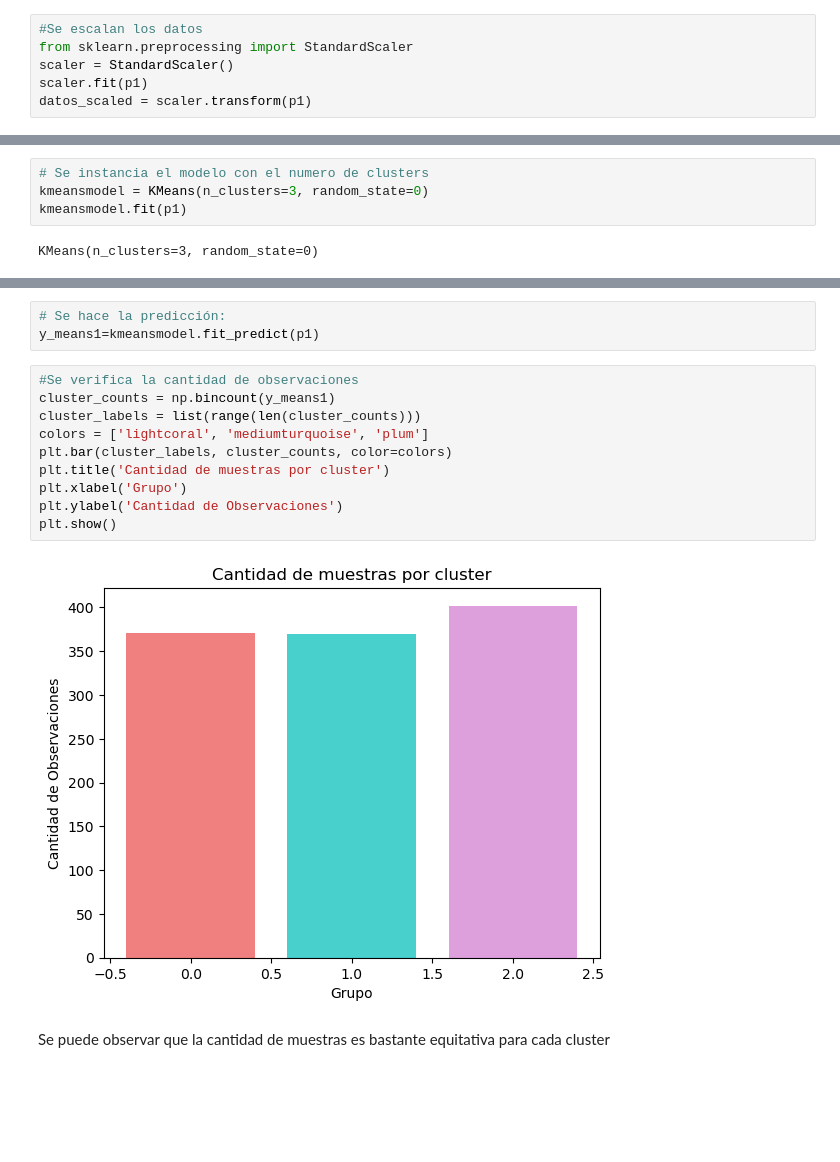
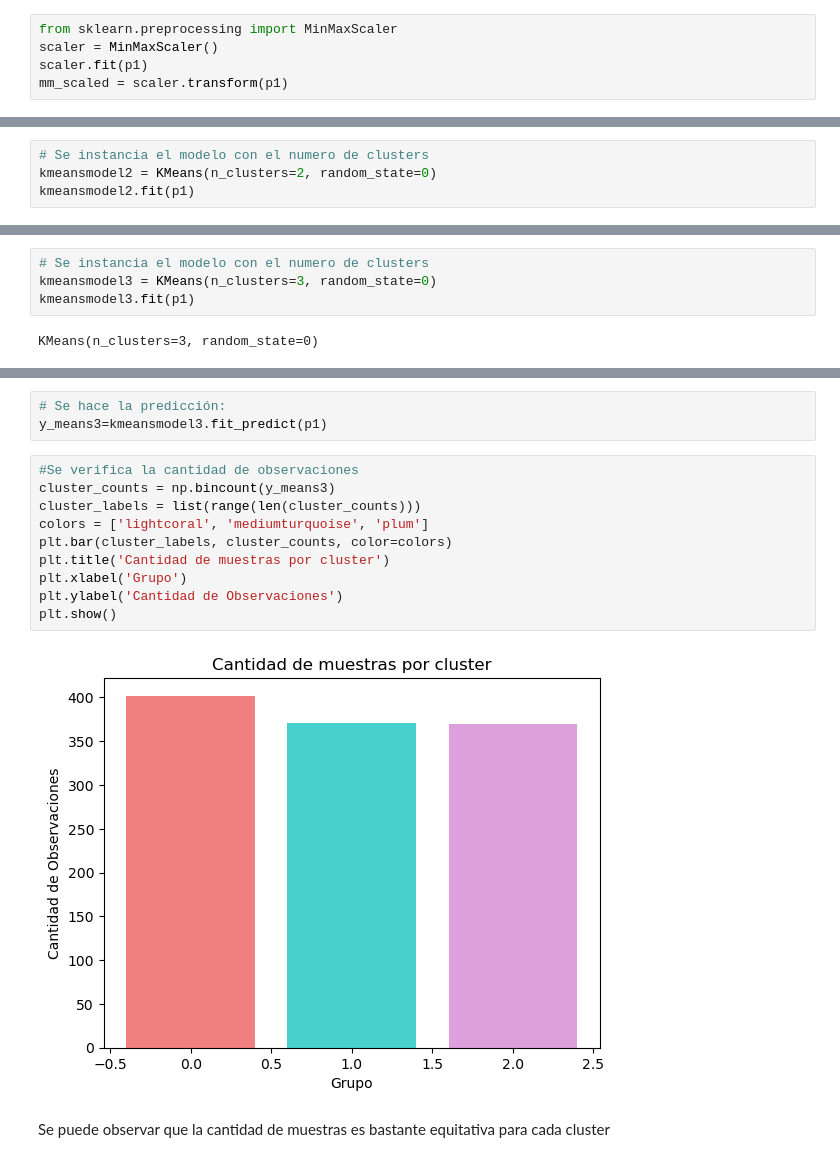
Before and after one commit to L-Ameneiro/IngeniasDataScience, a Jupyter notebook: notebooks/MODELO NO SUPERVISADO.ipynb, the cells around one changed output, grey strips where cells are left out. Drawn from its saved outputs; the diff is of its cells as text; blank space fills up the shorter version.

```diff
--- a/notebooks/MODELO NO SUPERVISADO.ipynb
+++ b/notebooks/MODELO NO SUPERVISADO.ipynb
@@ -74,8 +67,7 @@ Data columns (total 13 columns):
 dtypes: float64(11), int64(2)
 memory usage: 116.2 KB
 # %%
-#Se escalan los datos
-from sklearn.preprocessing import StandardScaler
-scaler = StandardScaler()
+from sklearn.preprocessing import MinMaxScaler
+scaler = MinMaxScaler()
 scaler.fit(p1)
-datos_scaled = scaler.transform(p1)
+mm_scaled = scaler.transform(p1)
@@ -104,0 +106,4 @@ Se observa que el grafico arroja el numero de clusters: 3, que es el punto en do
+# %%
+# Se instancia el modelo con el numero de clusters
+kmeansmodel2 = KMeans(n_clusters=2, random_state=0)
+kmeansmodel2.fit(p1)
@@ -105,7 +133,7 @@ Se observa que el grafico arroja el numero de clusters: 3, que es el punto en do
 # %%
 # Se instancia el modelo con el numero de clusters
-kmeansmodel = KMeans(n_clusters=3, random_state=0)
-kmeansmodel.fit(p1)
+kmeansmodel3 = KMeans(n_clusters=3, random_state=0)
+kmeansmodel3.fit(p1)
 # %% [output]
 KMeans(n_clusters=3, random_state=0)
 # %%
@@ -116,18 +144,18 @@ np.unique(etiquetas_1)
 array([0, 1, 2])
 # %%
 # Se hace la predicción:
-y_means1=kmeansmodel.fit_predict(p1)
+y_means3=kmeansmodel3.fit_predict(p1)
 # %%
 #Se verifica la cantidad de observaciones
-cluster_counts = np.bincount(y_means1)
+cluster_counts = np.bincount(y_means3)
 cluster_labels = list(range(len(cluster_counts)))
 colors = ['lightcoral', 'mediumturquoise', 'plum']
 plt.bar(cluster_labels, cluster_counts, color=colors)
 plt.title('Cantidad de muestras por cluster')
 plt.xlabel('Grupo')
 plt.ylabel('Cantidad de Observaciones')
 plt.show()
 # %% [output]
-[figure, old version]
+[figure, new version]
 # %% [markdown]
 Se puede observar que la cantidad de muestras es bastante equitativa para cada cluster
```
Also changed, not shown: parts of 17 cells of this notebook.
